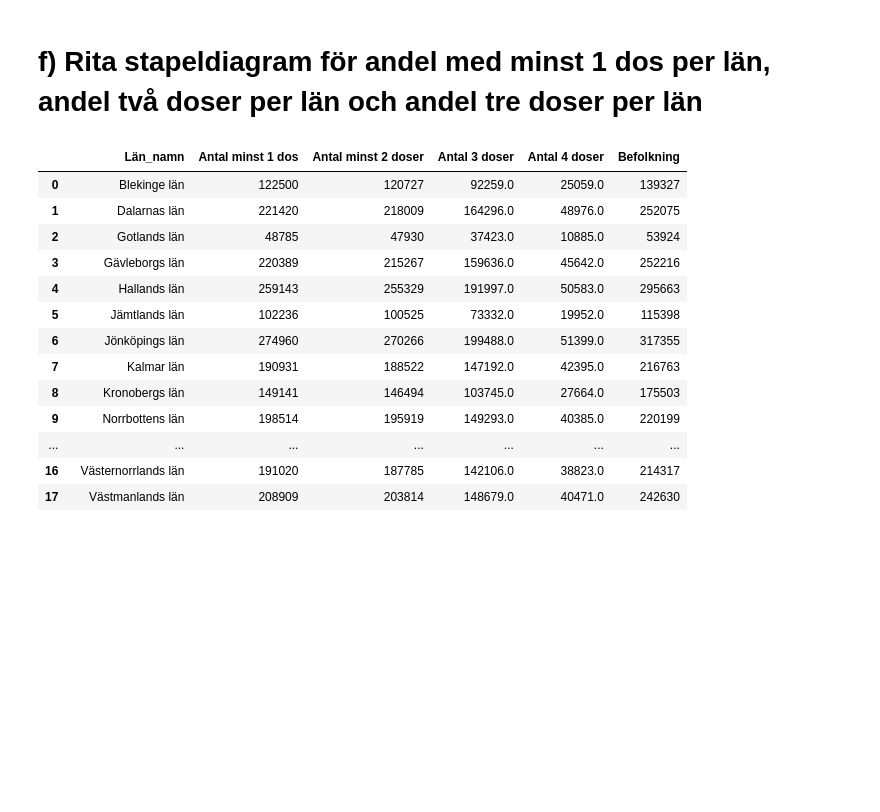
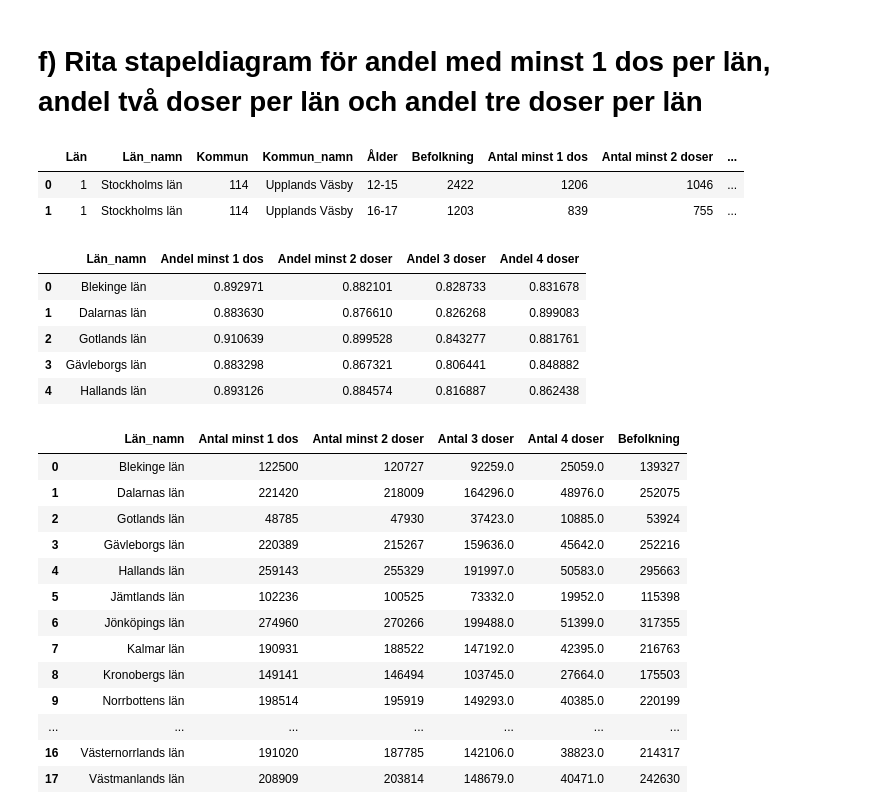
Before and after one commit to VineelaNedunuri/Databehandling-Vineela-Nedunuri, a Jupyter notebook: Labb/Uppgift2_vaccine.ipynb, the cells around one changed output. Cells and saved outputs as stored; diff of their text form; code cells hidden in the pictures; blank space fills up the shorter version.

```diff
--- a/Labb/Uppgift2_vaccine.ipynb
+++ b/Labb/Uppgift2_vaccine.ipynb
@@ -206,3 +212,20 @@ fig.show()
 #fig.write_html("uppgift 2e.html", auto_open = True)
 # %% [markdown]
 # f) Rita stapeldiagram för andel med minst 1 dos per län, andel två doser per län och andel tre doser per län
+# %%
+df_vaccine.head(2)
+# %% [output]
+|  | Län | Län_namn | Kommun | Kommun_namn | Ålder | Befolkning | Antal minst 1 dos | Antal minst 2 doser | ... |
+| 0 | 1 | Stockholms län | 114 | Upplands Väsby | 12-15 | 2422 | 1206 | 1046 | ... |
+| 1 | 1 | Stockholms län | 114 | Upplands Väsby | 16-17 | 1203 | 839 | 755 | ... |
+# %%
+# By considering median to find andel
+df = df_vaccine.groupby("Län_namn")[["Andel minst 1 dos","Andel minst 2 doser", "Andel 3 doser", "Andel 4 doser"]].median(numeric_only= True).reset_index()
+df.head()
+# %% [output]
+|  | Län_namn | Andel minst 1 dos | Andel minst 2 doser | Andel 3 doser | Andel 4 doser |
+| 0 | Blekinge län | 0.892971 | 0.882101 | 0.828733 | 0.831678 |
+| 1 | Dalarnas län | 0.883630 | 0.876610 | 0.826268 | 0.899083 |
+| 2 | Gotlands län | 0.910639 | 0.899528 | 0.843277 | 0.881761 |
+| 3 | Gävleborgs län | 0.883298 | 0.867321 | 0.806441 | 0.848882 |
+| 4 | Hallands län | 0.893126 | 0.884574 | 0.816887 | 0.862438 |
```
Also changed, not shown: parts of 9 cells of this notebook, 6 other files.
